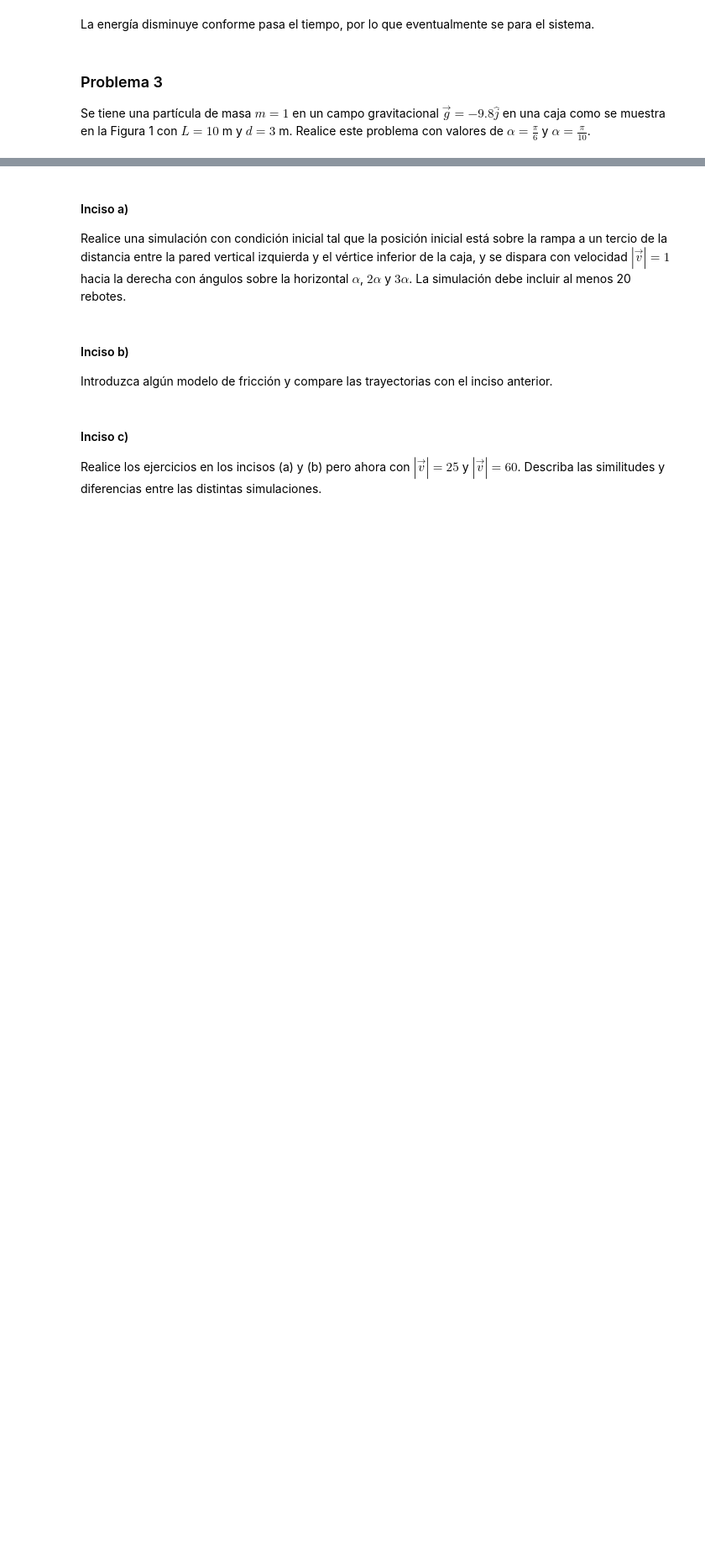
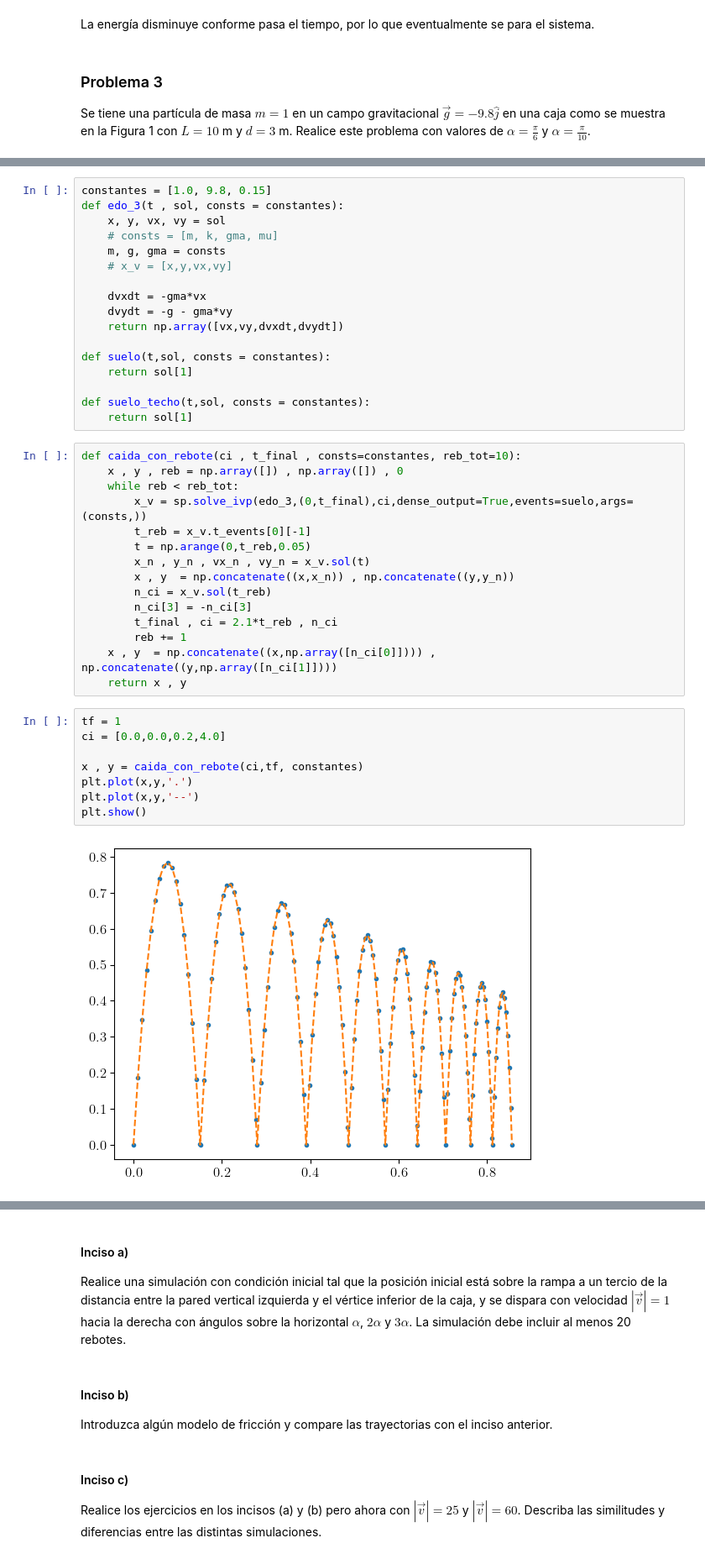
Before and after one commit to tamoaltas/FIS-COMP, a Jupyter notebook: examenes/tarea_examen_2_Vidal_Tamayo_Tamez_Roman_Tamez.ipynb, the cells around one changed output, grey strips where cells are left out. Shown at 84% size. Drawn from its saved outputs; the diff is of its cells as text; blank space fills up the shorter version.

```diff
--- a/examenes/tarea_examen_2_Vidal_Tamayo_Tamez_Roman_Tamez.ipynb
+++ b/examenes/tarea_examen_2_Vidal_Tamayo_Tamez_Roman_Tamez.ipynb
@@ -296,0 +351,42 @@ Se tiene una partícula de masa $m = 1$ en un campo gravitacional $\vec{g} = -9.
+# %%
+constantes = [1.0, 9.8, 0.15]
+def edo_3(t , sol, consts = constantes):
+    x, y, vx, vy = sol
+    # consts = [m, k, gma, mu]
+    m, g, gma = consts
+    # x_v = [x,y,vx,vy]
+
+    dvxdt = -gma*vx
+    dvydt = -g - gma*vy
+    return np.array([vx,vy,dvxdt,dvydt])
+
+def suelo(t,sol, consts = constantes):
+    return sol[1]
+
+def suelo_techo(t,sol, consts = constantes):
+    return sol[1]
+# %%
+def caida_con_rebote(ci , t_final , consts=constantes, reb_tot=10):
+    x , y , reb = np.array([]) , np.array([]) , 0
+    while reb < reb_tot:
+        x_v = sp.solve_ivp(edo_3,(0,t_final),ci,dense_output=True,events=suelo,args=(consts,))
+        t_reb = x_v.t_events[0][-1]
+        t = np.arange(0,t_reb,0.05)
+        x_n , y_n , vx_n , vy_n = x_v.sol(t)
+        x , y  = np.concatenate((x,x_n)) , np.concatenate((y,y_n))
+        n_ci = x_v.sol(t_reb)
+        n_ci[3] = -n_ci[3]
+        t_final , ci = 2.1*t_reb , n_ci
+        reb += 1
+    x , y  = np.concatenate((x,np.array([n_ci[0]]))) , np.concatenate((y,np.array([n_ci[1]])))
+    return x , y
+# %%
+tf = 1
+ci = [0.0,0.0,0.2,4.0]
+
+x , y = caida_con_rebote(ci,tf, constantes)
+plt.plot(x,y,'.')
+plt.plot(x,y,'--')
+plt.show()
+# %% [output]
+[figure, added]
```
Also changed, not shown: parts of 14 cells of this notebook.
